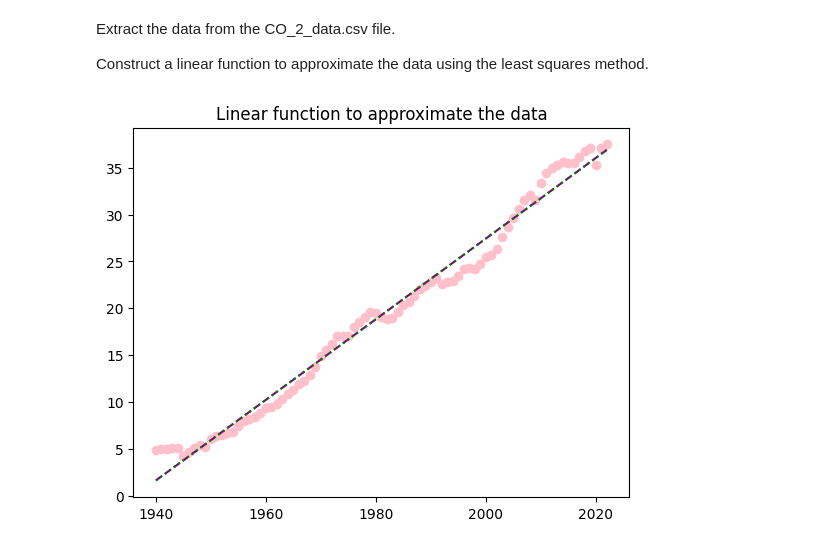
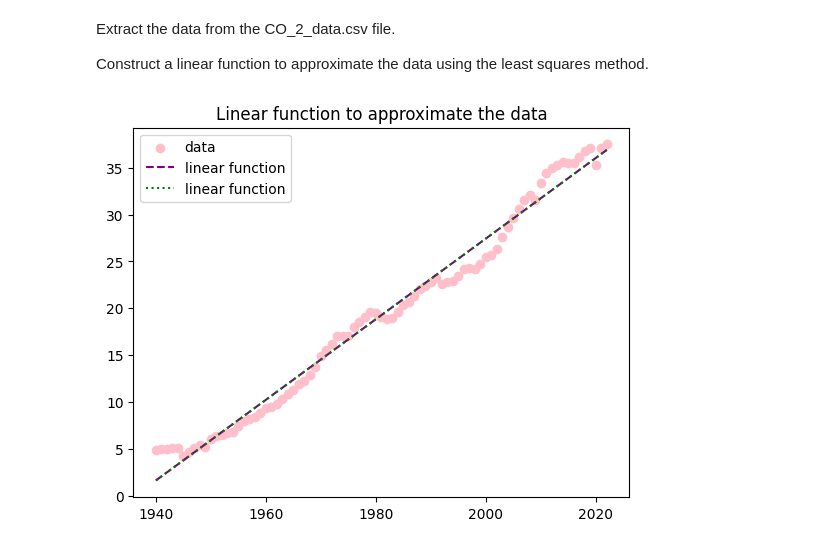
Before and after one commit to ivo3123/NumericalMethods, a Jupyter notebook: week07/task2.ipynb, the cells around one changed output. Saved outputs shown, nothing was run; the diff lists cells and outputs as text; code cells hidden in the pictures.

Commit message:
added legend

```diff
--- a/week07/task2.ipynb
+++ b/week07/task2.ipynb
@@ -20,10 +20,11 @@ values = file.loc[:, 'co2']
 # %%
 x_axis = np.linspace(nodes.min(), nodes.max(), 300)
 
 plt.scatter(nodes, values, color='pink')
 plt.plot(x_axis, least_squares_method_function(nodes, values, x_axis, 2), linestyle='dashed', color='purple')
 plt.plot(x_axis, least_squares_method_matrix_poly(nodes, values, x_axis, 1), linestyle='dotted', color='green')
 plt.title('Linear function to approximate the data')
+plt.legend(['data', 'linear function', 'linear function'])
 plt.show()
 # %% [output]
-[figure, old version]
+[figure, new version]
```
